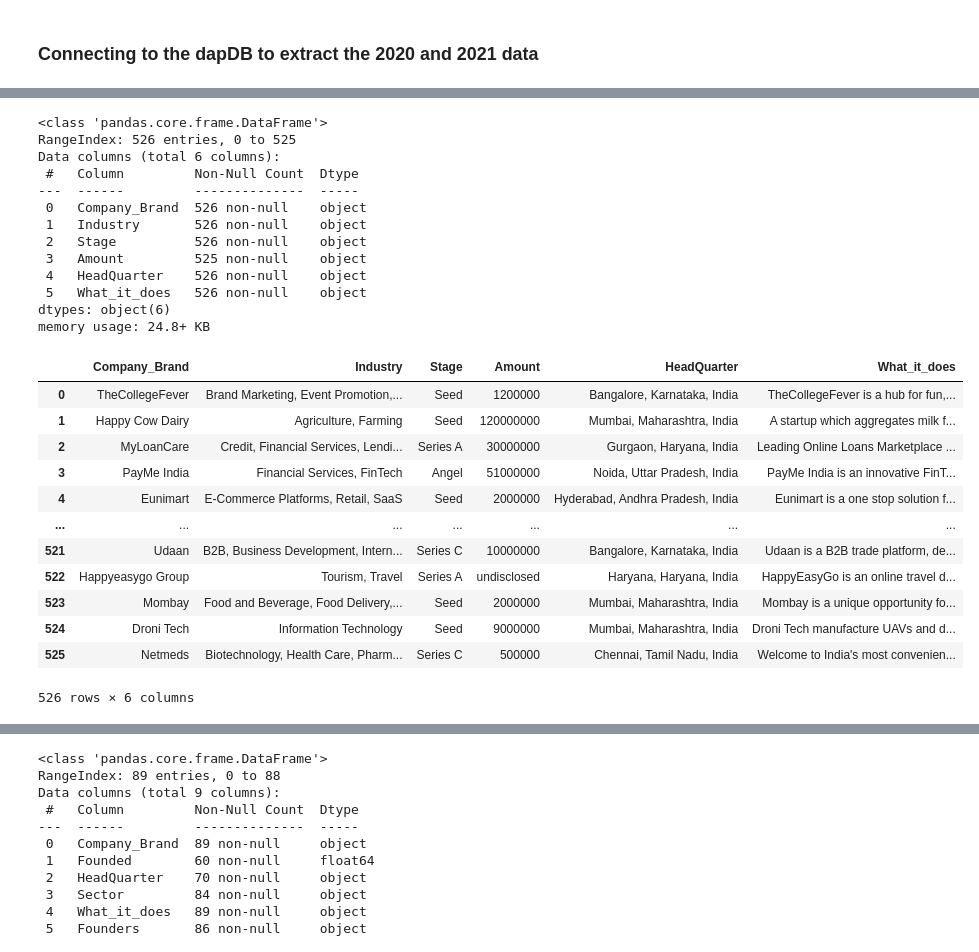
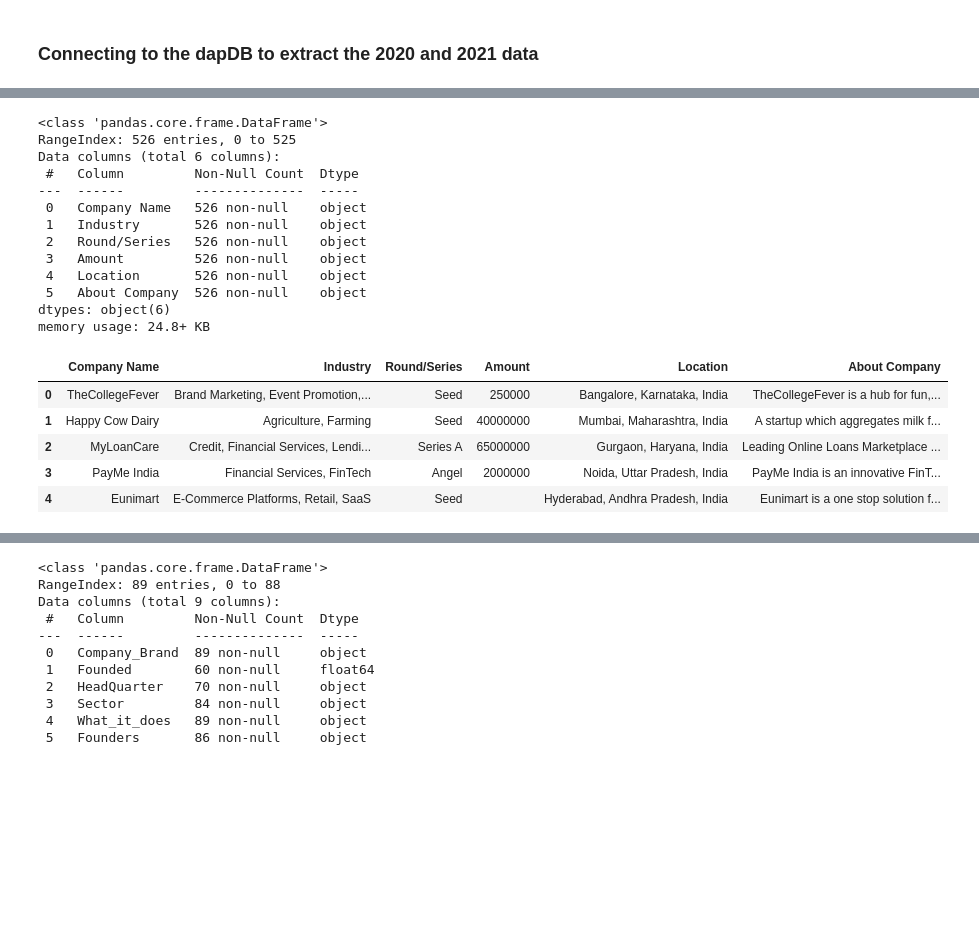
Before and after one commit to kwasichrappah/Indian_start-up_venture_investment_data_analysis, a Jupyter notebook: indian_start-up_capital_investment_data_analysis.ipynb, the cells around one changed output, grey strips where cells are left out. Cells and saved outputs as stored; diff of their text form; code cells hidden in the pictures; blank space fills up the shorter version.

```diff
--- a/indian_start-up_capital_investment_data_analysis.ipynb
+++ b/indian_start-up_capital_investment_data_analysis.ipynb
@@ -131,35 +100,28 @@ data_2018
 # %%
 #remove special characters from amount column
 data_2018.info()
 data_2018['Amount'] = data_2018['Amount'].str.replace('\W', '', regex=True)
-data_2018
+data_2018.head(5)
 # %% [output]
 <class 'pandas.core.frame.DataFrame'>
 RangeIndex: 526 entries, 0 to 525
 Data columns (total 6 columns):
  #   Column         Non-Null Count  Dtype
 ---  ------         --------------  -----
- 0   Company_Brand  526 non-null    object
+ 0   Company Name   526 non-null    object
  1   Industry       526 non-null    object
- 2   Stage          526 non-null    object
- 3   Amount         525 non-null    object
- 4   HeadQuarter    526 non-null    object
- 5   What_it_does   526 non-null    object
+ 2   Round/Series   526 non-null    object
+ 3   Amount         526 non-null    object
+ 4   Location       526 non-null    object
+ 5   About Company  526 non-null    object
 dtypes: object(6)
 memory usage: 24.8+ KB
-|  | Company_Brand | Industry | Stage | Amount | HeadQuarter | What_it_does |
-| 0 | TheCollegeFever | Brand Marketing, Event Promotion,... | Seed | 1200000 | Bangalore, Karnataka, India | TheCollegeFever is a hub for fun,... |
-| 1 | Happy Cow Dairy | Agriculture, Farming | Seed | 120000000 | Mumbai, Maharashtra, India | A startup which aggregates milk f... |
-| 2 | MyLoanCare | Credit, Financial Services, Lendi... | Series A | 30000000 | Gurgaon, Haryana, India | Leading Online Loans Marketplace ... |
-| 3 | PayMe India | Financial Services, FinTech | Angel | 51000000 | Noida, Uttar Pradesh, India | PayMe India is an innovative FinT... |
-| 4 | Eunimart | E-Commerce Platforms, Retail, SaaS | Seed | 2000000 | Hyderabad, Andhra Pradesh, India | Eunimart is a one stop solution f... |
-| ... | ... | ... | ... | ... | ... | ... |
-| 521 | Udaan | B2B, Business Development, Intern... | Series C | 10000000 | Bangalore, Karnataka, India | Udaan is a B2B trade platform, de... |
-| 522 | Happyeasygo Group | Tourism, Travel | Series A | undisclosed | Haryana, Haryana, India | HappyEasyGo is an online travel d... |
-| 523 | Mombay | Food and Beverage, Food Delivery,... | Seed | 2000000 | Mumbai, Maharashtra, India | Mombay is a unique opportunity fo... |
-| 524 | Droni Tech | Information Technology | Seed | 9000000 | Mumbai, Maharashtra, India | Droni Tech manufacture UAVs and d... |
-| 525 | Netmeds | Biotechnology, Health Care, Pharm... | Series C | 500000 | Chennai, Tamil Nadu, India | Welcome to India's most convenien... |
+|  | Company Name | Industry | Round/Series | Amount | Location | About Company |
+| 0 | TheCollegeFever | Brand Marketing, Event Promotion,... | Seed | 250000 | Bangalore, Karnataka, India | TheCollegeFever is a hub for fun,... |
+| 1 | Happy Cow Dairy | Agriculture, Farming | Seed | 40000000 | Mumbai, Maharashtra, India | A startup which aggregates milk f... |
+| 2 | MyLoanCare | Credit, Financial Services, Lendi... | Series A | 65000000 | Gurgaon, Haryana, India | Leading Online Loans Marketplace ... |
+| 3 | PayMe India | Financial Services, FinTech | Angel | 2000000 | Noida, Uttar Pradesh, India | PayMe India is an innovative FinT... |
+| 4 | Eunimart | E-Commerce Platforms, Retail, SaaS | Seed |  | Hyderabad, Andhra Pradesh, India | Eunimart is a one stop solution f... |
-526 rows × 6 columns
 # %%
 data_2019=pd.read_csv('startup_funding_2018_2019\startup_funding2019.csv')
 data_2019
```
Also changed, not shown: parts of 8 cells of this notebook.
